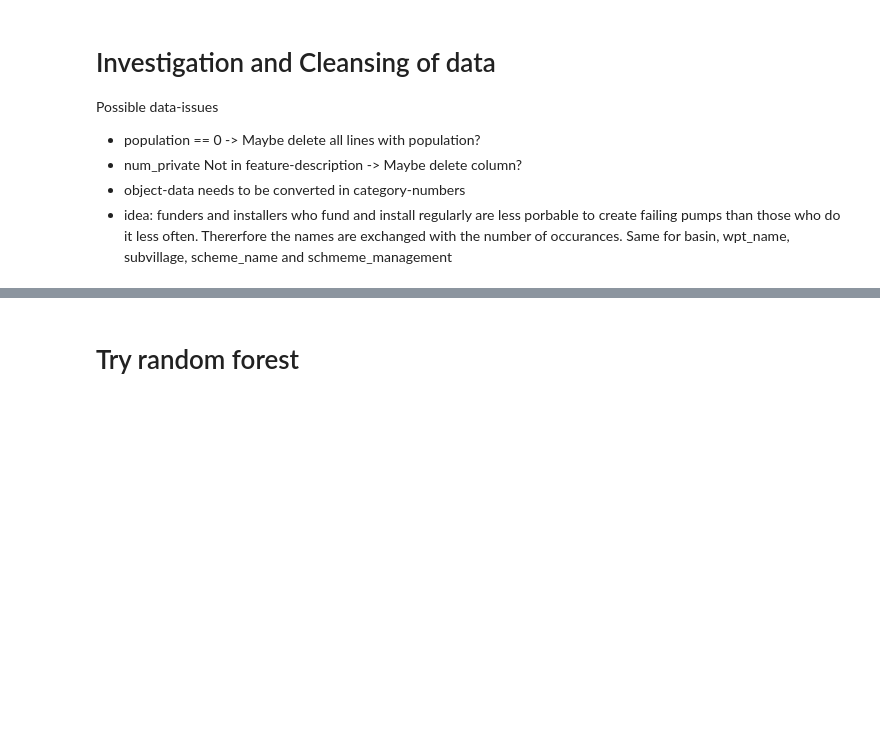
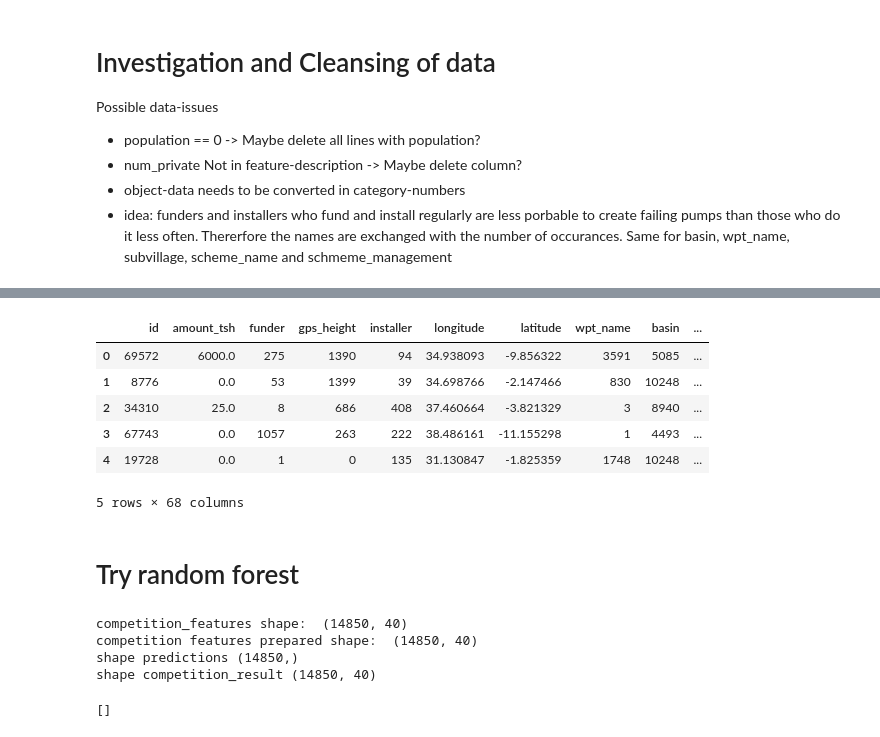
Before and after one commit to ggrotewold/PumpItUp, a Jupyter notebook: PumpItUp.ipynb, the cells around one changed output, grey strips where cells are left out. Cells and saved outputs as stored; diff of their text form; code cells hidden in the pictures; blank space fills up the shorter version.

Commit message:
Experiment on different cleansings finished

```diff
--- a/PumpItUp.ipynb
+++ b/PumpItUp.ipynb
@@ -100,0 +208,25 @@ print('test_labels: ', test_labels.shape)
+# %%
+#Experiment 1: Deleting works better than substitution
+#Result: Value substitution performs better than deleting NaNs (Accuracy 0.8343399482312338 in comparison to 0.8146801346801347)
+DONE = True
+if DONE is False:
+    randomForest = RandomForestClassifier(n_estimators= 1600, min_samples_split= 5, min_samples_leaf= 1, max_depth= 100, bootstrap= True, max_features= 'auto')
+
+
+
+    trainingDataV1 = cleanDataV1(trainingData.copy(), ['funder', 'installer','wpt_name','basin', 'subvillage','scheme_name', 'scheme_management'])
+    print('dataV1 cleaned')
+    trainingDataV2 = cleanDataV2(trainingData.copy(), ['funder', 'installer','wpt_name','basin', 'subvillage','scheme_name', 'scheme_management'])
+    print('dataV2 cleaned')
+    train_features, test_features, train_labels, test_labels = prepareData(trainingDataV1)
+    print('dataV1 prepared')
+    randomForest.fit(train_features, train_labels)
+    predictions = randomForest.predict(test_features)
+    accuracyV1 = sklearn.metrics.accuracy_score(test_labels, predictions)
+    print("accuracyV1: ", accuracyV1)
+    train_features, test_features, train_labels, test_labels = prepareData(trainingDataV2)
+    print ('dataV2 prepared')
+    randomForest.fit(train_features, train_labels)
+    predictions = randomForest.predict(test_features)
+    accuracyV2 = sklearn.metrics.accuracy_score(test_labels, predictions)
+    print("accuracyV2: ", accuracyV2)
@@ -101,3 +242,13 @@ print('test_labels: ', test_labels.shape)
+# %%
+trainingDataV1.head()
+# %% [output]
+|  | id | amount_tsh | funder | gps_height | installer | longitude | latitude | wpt_name | basin | ... |
+| 0 | 69572 | 6000.0 | 275 | 1390 | 94 | 34.938093 | -9.856322 | 3591 | 5085 | ... |
+| 1 | 8776 | 0.0 | 53 | 1399 | 39 | 34.698766 | -2.147466 | 830 | 10248 | ... |
+| 2 | 34310 | 25.0 | 8 | 686 | 408 | 37.460664 | -3.821329 | 3 | 8940 | ... |
+| 3 | 67743 | 0.0 | 1057 | 263 | 222 | 38.486161 | -11.155298 | 1 | 4493 | ... |
+| 4 | 19728 | 0.0 | 1 | 0 | 135 | 31.130847 | -1.825359 | 1748 | 10248 | ... |
+5 rows × 68 columns
 # %% [markdown]
 # Try random forest
 # %%
@@ -147,27 +298,31 @@ print ('Accuracy-Score of randomforest is: ', sklearn.metrics.accuracy_score(tes
 def competitionOutput(filenameIn, filenameOut ,estimator):
     # prepare competition features
     competition_features = pd.read_csv(filenameIn)
-    competition_features_prepared = cleanData(competition_features, ['funder', 'installer','wpt_name','basin', 'subvillage','scheme_name', 'scheme_management'])
-    competition_features_prepared = createCatColumnsWithCodes(competition_features_prepared)
+    print('competition_features shape: ',competition_features.shape)
+    competition_features_prepared = cleanDataWithoutDropping(competition_features, ['funder', 'installer','wpt_name','basin', 'subvillage','scheme_name', 'scheme_management'])
     competition_features_prepared = competition_features_prepared.drop(['id'],axis=1)
     no_use_columns = competition_features_prepared.select_dtypes(['category']).columns
     competition_features_prepared = competition_features_prepared.drop(no_use_columns, axis=1)
 
+    print('competition features prepared shape: ', competition_features_prepared.shape)
+
     predictions = estimator.predict(competition_features_prepared)
+    print('shape predictions', predictions.shape)
     competition_result = pd.read_csv(filenameIn)
+    print('shape competition_result', competition_result.shape)
     competition_result['status_group'] = predictions
     competition_result = competition_result[['id', 'status_group']]
     competition_result['status_group'] = competition_result['status_group'].replace([0,1,2],['functional','functional needs repair', 'non functional'])
 
-    #create output csv
+    # create output csv
     competition_result.to_csv(filenameOut, index=False)
-    return
+    return competition_features_prepared
 
-competitionOutput('702ddfc5-68cd-4d1d-a0de-f5f566f76d91.csv', 'predictionsV3.csv', best_estimator)
-
-
-#store parameters in pkl-file
-file = open('parameters.pkl', 'wb')
-pickle.dump(randomforest_random.best_params_, file)
-predictions = best_estimator.predict(test_features)
-file.close()
+competition_features_prepared = competitionOutput('702ddfc5-68cd-4d1d-a0de-f5f566f76d91.csv', 'predictionsV4.csv', randomForest)
+competition_features_prepared.columns[competition_features_prepared.isna().any()].tolist()
+# %% [output]
+competition_features shape:  (14850, 40)
+competition features prepared shape:  (14850, 40)
+shape predictions (14850,)
+shape competition_result (14850, 40)
+[]
```
Also changed, not shown: parts of 13 cells of this notebook, 1 other file.
